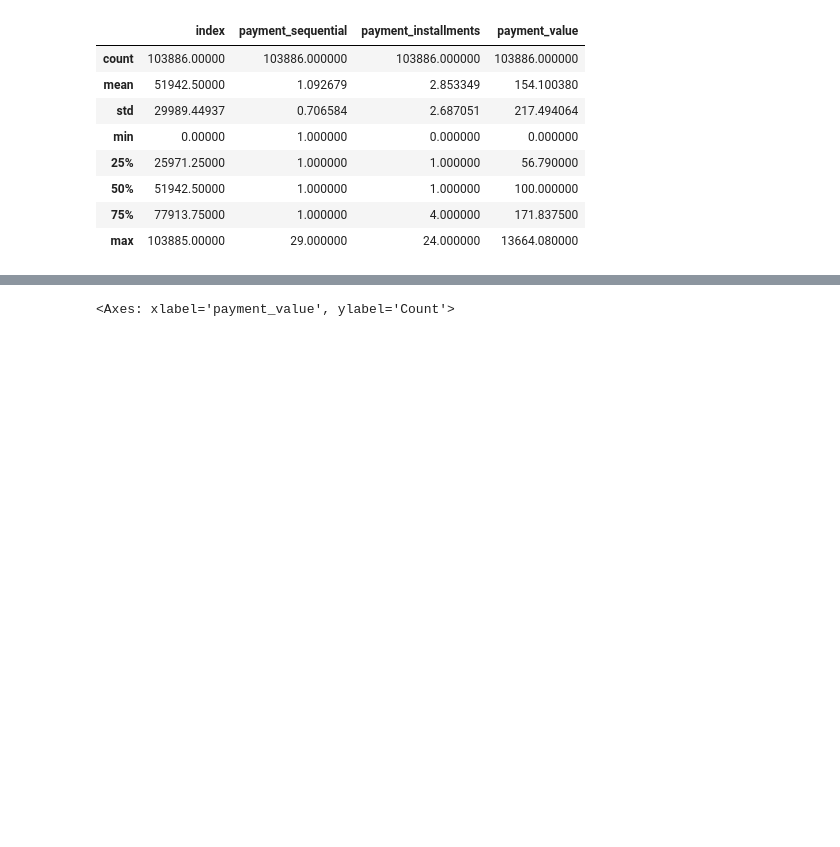
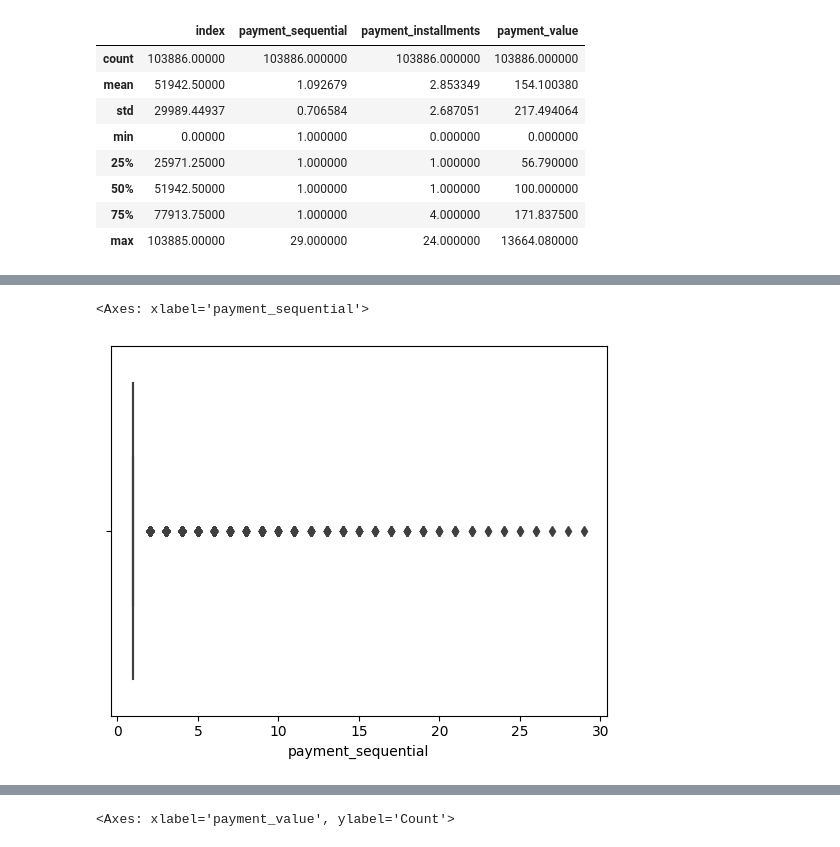
Before and after one commit to bagusfarisa/olist-data-wrangling, a Jupyter notebook: olist.ipynb, the cells around one changed output, grey strips where cells are left out. Saved outputs shown, nothing was run; the diff lists cells and outputs as text; code cells hidden in the pictures; blank space fills up the shorter version.

```diff
--- a/olist.ipynb
+++ b/olist.ipynb
@@ -419,0 +428,6 @@ df_order_payments.describe() # outlier identified in paytment_value (max value i
+# %%
+# Double check using boxplot
+sns.boxplot(x=df_order_payments['payment_sequential'])
+# %% [output]
+<Axes: xlabel='payment_sequential'>
+[figure, added]
```
Also changed, not shown: parts of 22 cells of this notebook.
